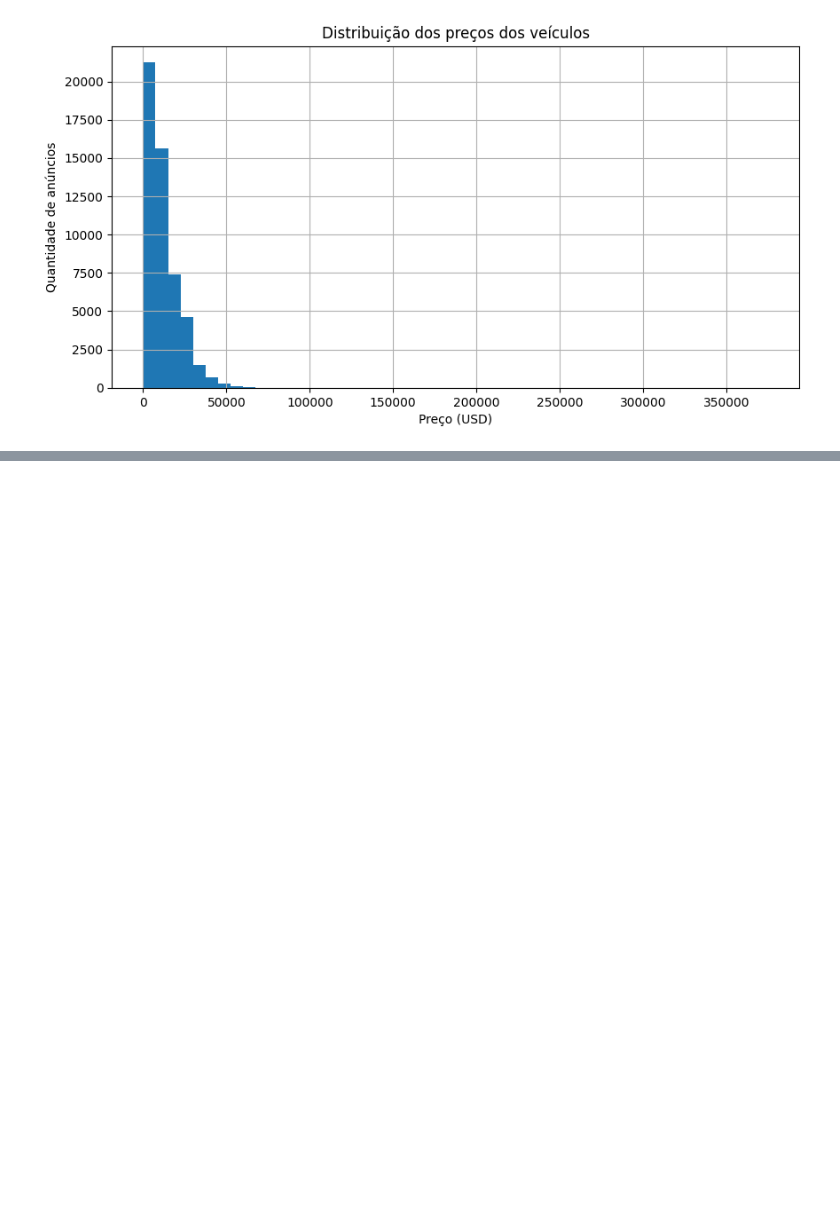
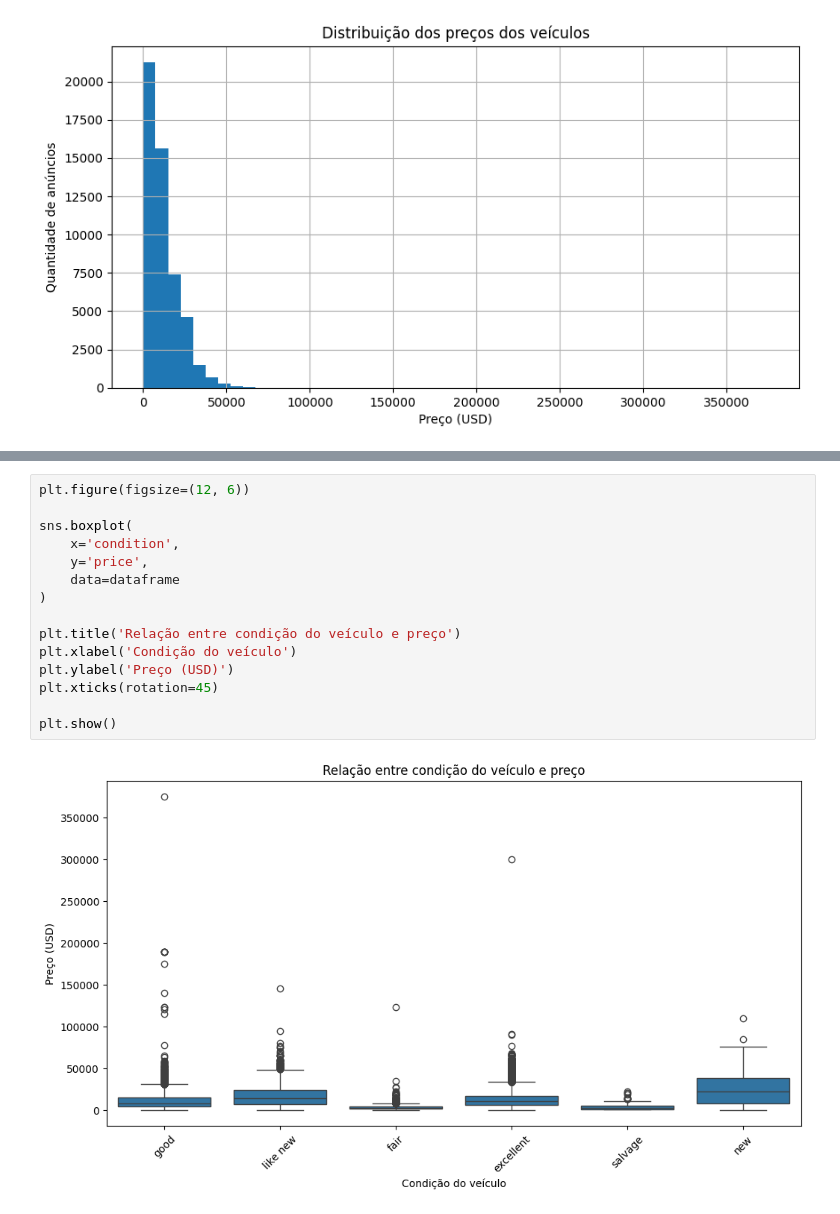
Before and after one commit to alexbecke-bot/projeto-final-sprint-5-analise-de-veiculos, a Jupyter notebook: EDA.ipynb, the cells around one changed output, grey strips where cells are left out. Saved outputs shown, nothing was run; the diff lists cells and outputs as text; blank space fills up the shorter version.

```diff
--- a/EDA.ipynb
+++ b/EDA.ipynb
@@ -585,0 +647,17 @@ plt.show()
+# %%
+plt.figure(figsize=(12, 6))
+
+sns.boxplot(
+    x='condition',
+    y='price',
+    data=dataframe
+)
+
+plt.title('Relação entre condição do veículo e preço')
+plt.xlabel('Condição do veículo')
+plt.ylabel('Preço (USD)')
+plt.xticks(rotation=45)
+
+plt.show()
+# %% [output]
+[figure, added]
```
Also changed, not shown: parts of 31 cells of this notebook.
